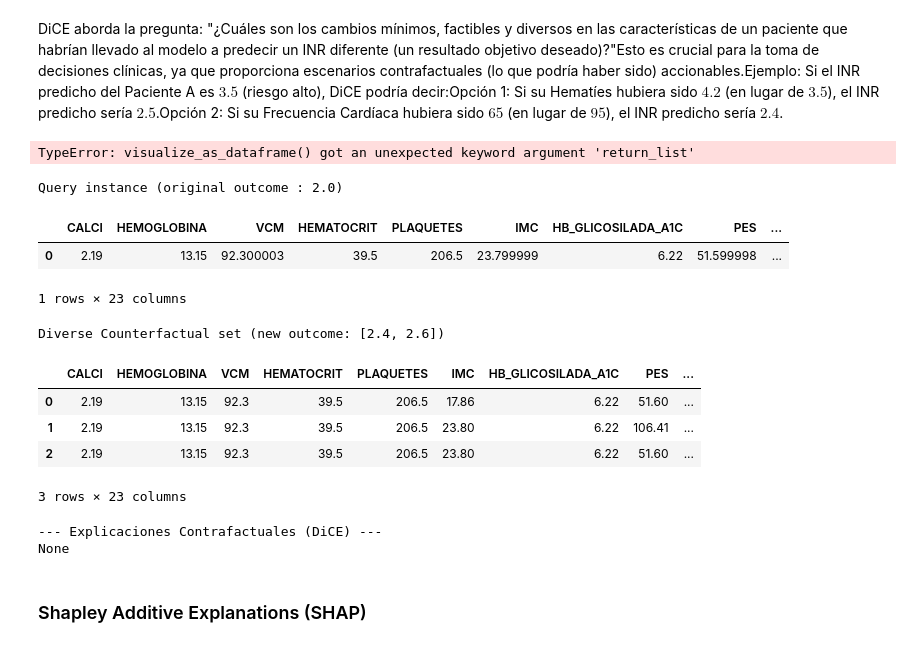
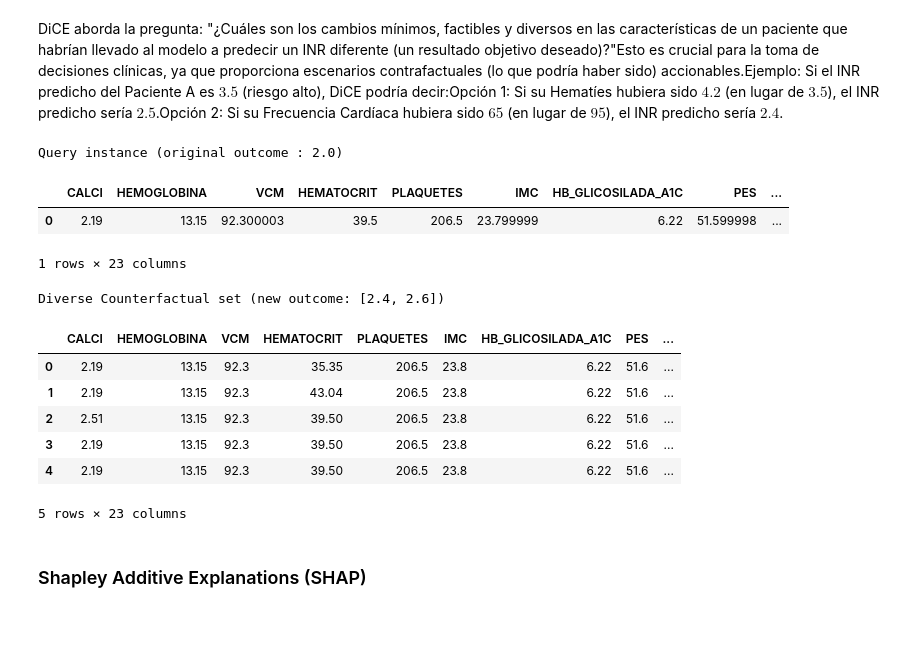
Before and after one commit to anavagi/anticoagulant-patology-analysis, a Jupyter notebook: XAI_03.ipynb, the cells around one changed output. Drawn from its saved outputs; the diff is of its cells as text; code cells hidden in the pictures.

```diff
--- a/XAI_03.ipynb
+++ b/XAI_03.ipynb
@@ -645,90 +649,50 @@ Generando plot de dependencia para la interacción más fuerte...
 DiCE aborda la pregunta: "¿Cuáles son los cambios mínimos, factibles y diversos en las características de un paciente que habrían llevado al modelo a predecir un INR diferente (un resultado objetivo deseado)?"Esto es crucial para la toma de decisiones clínicas, ya que proporciona escenarios contrafactuales (lo que podría haber sido) accionables.Ejemplo: Si el INR predicho del Paciente A es $3.5$ (riesgo alto), DiCE podría decir:Opción 1: Si su Hematíes hubiera sido $4.2$ (en lugar de $3.5$), el INR predicho sería $2.5$.Opción 2: Si su Frecuencia Cardíaca hubiera sido $65$ (en lugar de $95$), el INR predicho sería $2.4$.
 # %%
 import dice_ml
+import warnings
+warnings.filterwarnings('ignore', message='X has feature names')
 # --- Asumir el Paciente a Explicar (Instancia de interés) ---
 # Seleccionamos la primera instancia del set de prueba para el ejemplo.
 instance_of_interest = df_X_test.iloc[0:1]
 # El valor de INR real (solo para contexto, DiCE solo usa el modelo)
 actual_prediction = rf_model.predict(instance_of_interest)[0]
 
 # --- Definir el Objetivo Deseado ---
 # Si la predicción actual es alta (ej. 3.5), queremos encontrar contrafactuales para un INR bajo (ej. 2.5)
 target_prediction_value = 2.5
 
 df_train_dice = df_X_train.copy()
 df_train_dice['INR'] = y_train
 feature_names = [col for col in df_train_dice.columns if col != 'INR']
 
 # --- Inicializar DiCE ---
 # La librería DiCE requiere que le pases el modelo, los datos y los tipos de datos.
 d = dice_ml.Data(dataframe=df_train_dice, continuous_features=feature_names, outcome_name='INR')
 m = dice_ml.Model(model=rf_model, backend='sklearn', model_type='regressor')
 exp = dice_ml.Dice(d, m, method='random') # Método rápido, también se puede usar 'genetic'
 
 # --- Generar Explicaciones Contrafactuales ---
 dice_explanation = exp.generate_counterfactuals(
      instance_of_interest,
      total_CFs=5, # Queremos 3 opciones diferentes
      desired_range=[target_prediction_value - 0.1, target_prediction_value + 0.1]
  )
 
 # 1. Generar el DataFrame de las explicaciones contrafactuales
-cf_df = dice_explanation.visualize_as_dataframe(return_list=True)
-print("Número de contrafactuales generadas:", len(cf_df))
+cf_df = dice_explanation.visualize_as_dataframe()
 # %% [output]
-TypeError: visualize_as_dataframe() got an unexpected keyword argument 'return_list'
+Query instance (original outcome : 2.0)
+|  | CALCI | HEMOGLOBINA | VCM | HEMATOCRIT | PLAQUETES | IMC | HB_GLICOSILADA_A1C | PES | ... |
+| 0 | 2.19 | 13.15 | 92.300003 | 39.5 | 206.5 | 23.799999 | 6.22 | 51.599998 | ... |
+1 rows × 23 columns
+Diverse Counterfactual set (new outcome: [2.4, 2.6])
+|  | CALCI | HEMOGLOBINA | VCM | HEMATOCRIT | PLAQUETES | IMC | HB_GLICOSILADA_A1C | PES | ... |
+| 0 | 2.19 | 13.15 | 92.3 | 35.35 | 206.5 | 23.8 | 6.22 | 51.6 | ... |
+| 1 | 2.19 | 13.15 | 92.3 | 43.04 | 206.5 | 23.8 | 6.22 | 51.6 | ... |
+| 2 | 2.51 | 13.15 | 92.3 | 39.50 | 206.5 | 23.8 | 6.22 | 51.6 | ... |
+| 3 | 2.19 | 13.15 | 92.3 | 39.50 | 206.5 | 23.8 | 6.22 | 51.6 | ... |
+| 4 | 2.19 | 13.15 | 92.3 | 39.50 | 206.5 | 23.8 | 6.22 | 51.6 | ... |
+5 rows × 23 columns
-# %%
-import dice_ml
-# --- Asumir el Paciente a Explicar (Instancia de interés) ---
-# Seleccionamos la primera instancia del set de prueba para el ejemplo.
-instance_of_interest = df_X_test.iloc[0:1]
-# El valor de INR real (solo para contexto, DiCE solo usa el modelo)
-actual_prediction = rf_model.predict(instance_of_interest)[0]
-
-# --- Definir el Objetivo Deseado ---
-# Si la predicción actual es alta (ej. 3.5), queremos encontrar contrafactuales para un INR bajo (ej. 2.5)
-target_prediction_value = 2.5
-
-df_train_dice = df_X_train.copy()
-df_train_dice['INR'] = y_train
-feature_names = [col for col in df_train_dice.columns if col != 'INR']
-
-# --- Inicializar DiCE ---
-# La librería DiCE requiere que le pases el modelo, los datos y los tipos de datos.
-d = dice_ml.Data(dataframe=df_train_dice, continuous_features=feature_names, outcome_name='INR')
-m = dice_ml.Model(model=rf_model, backend='sklearn', model_type='regressor')
-exp = dice_ml.Dice(d, m, method='random') # Método rápido, también se puede usar 'genetic'
-
-# --- Generar Explicaciones Contrafactuales ---
-dice_explanation = exp.generate_counterfactuals(
-     instance_of_interest,
-     total_CFs=3, # Queremos 3 opciones diferentes
-     desired_range=[target_prediction_value - 0.1, target_prediction_value + 0.1]
- )
-
-# 1. Generar el DataFrame de las explicaciones contrafactuales
-cf_df = dice_explanation.visualize_as_dataframe()
-
-print("--- Explicaciones Contrafactuales (DiCE) ---")
-# 2. Imprimir el DataFrame completo para la visualización en la consola
-# Esto mostrará la instancia original y las N opciones contrafactuales.
-print(cf_df)
-
-# Nota: Si el entorno lo permite (Jupyter/Colab), simplemente llamar a cf_df
-# después de la generación puede mostrar la tabla de forma interactiva.
-# %% [output]
-Query instance (original outcome : 2.0)
-|  | CALCI | HEMOGLOBINA | VCM | HEMATOCRIT | PLAQUETES | IMC | HB_GLICOSILADA_A1C | PES | ... |
-| 0 | 2.19 | 13.15 | 92.300003 | 39.5 | 206.5 | 23.799999 | 6.22 | 51.599998 | ... |
-1 rows × 23 columns
-Diverse Counterfactual set (new outcome: [2.4, 2.6])
-|  | CALCI | HEMOGLOBINA | VCM | HEMATOCRIT | PLAQUETES | IMC | HB_GLICOSILADA_A1C | PES | ... |
-| 0 | 2.19 | 13.15 | 92.3 | 39.5 | 206.5 | 17.86 | 6.22 | 51.60 | ... |
-| 1 | 2.19 | 13.15 | 92.3 | 39.5 | 206.5 | 23.80 | 6.22 | 106.41 | ... |
-| 2 | 2.19 | 13.15 | 92.3 | 39.5 | 206.5 | 23.80 | 6.22 | 51.60 | ... |
-3 rows × 23 columns
---- Explicaciones Contrafactuales (DiCE) ---
-None
 # %% [markdown]
 ### Shapley Additive Explanations (SHAP)
 # %%
```
Also changed, not shown: parts of 13 cells of this notebook, 8 other files.
